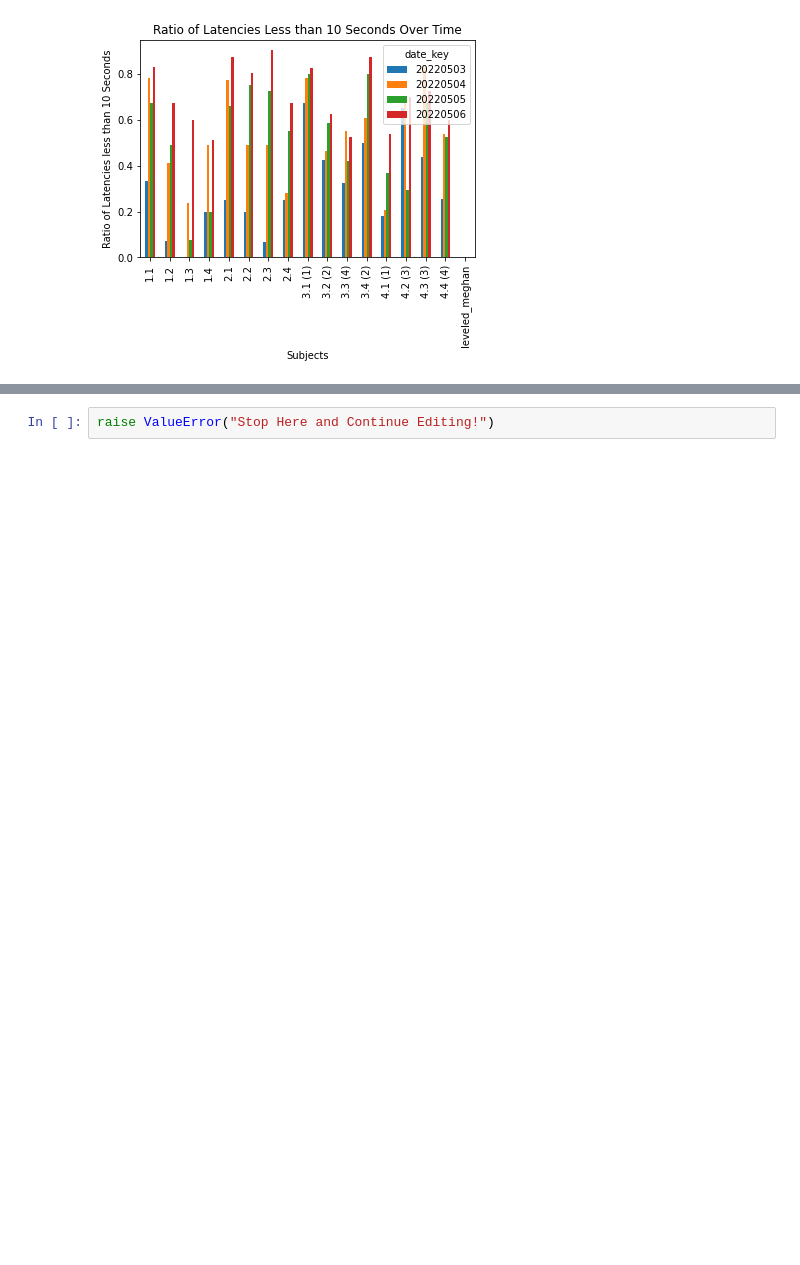
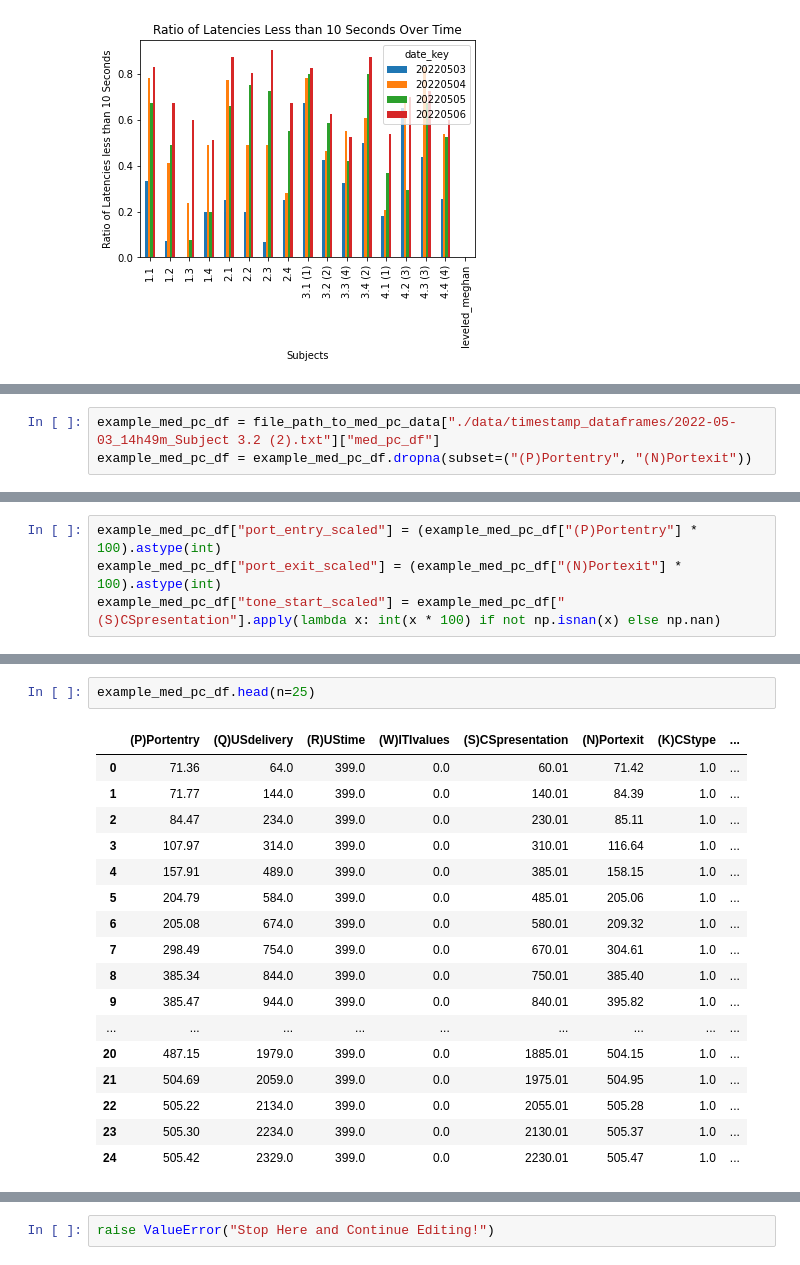
Before and after one commit to padillacoreanolab/med_pc_repo, a Jupyter notebook: results/2022_05_02_log_processing/med_pc_group_analysis.ipynb, the cells around one changed output, grey strips where cells are left out. Drawn from its saved outputs; the diff is of its cells as text; blank space fills up the shorter version.

```diff
--- a/results/2022_05_02_log_processing/med_pc_group_analysis.ipynb
+++ b/results/2022_05_02_log_processing/med_pc_group_analysis.ipynb
@@ -317,0 +322,3 @@ less_than_10_latency_pivot_plot.plot(y=["20220503", "20220504", "20220505", "202
+# %%
+example_med_pc_df = file_path_to_med_pc_data["./data/timestamp_dataframes/2022-05-03_14h49m_Subject 3.2 (2).txt"]["med_pc_df"]
+example_med_pc_df = example_med_pc_df.dropna(subset=("(P)Portentry", "(N)Portexit"))
@@ -317,0 +341,4 @@ less_than_10_latency_pivot_plot.plot(y=["20220503", "20220504", "20220505", "202
+# %%
+example_med_pc_df["port_entry_scaled"] = (example_med_pc_df["(P)Portentry"] * 100).astype(int)
+example_med_pc_df["port_exit_scaled"] = (example_med_pc_df["(N)Portexit"] * 100).astype(int)
+example_med_pc_df["tone_start_scaled"] = example_med_pc_df["(S)CSpresentation"].apply(lambda x: int(x * 100) if not np.isnan(x) else np.nan)
@@ -317,0 +361,20 @@ less_than_10_latency_pivot_plot.plot(y=["20220503", "20220504", "20220505", "202
+# %%
+example_med_pc_df.head(n=25)
+# %% [output]
+|  | (P)Portentry | (Q)USdelivery | (R)UStime | (W)ITIvalues | (S)CSpresentation | (N)Portexit | (K)CStype | ... |
+| 0 | 71.36 | 64.0 | 399.0 | 0.0 | 60.01 | 71.42 | 1.0 | ... |
+| 1 | 71.77 | 144.0 | 399.0 | 0.0 | 140.01 | 84.39 | 1.0 | ... |
+| 2 | 84.47 | 234.0 | 399.0 | 0.0 | 230.01 | 85.11 | 1.0 | ... |
+| 3 | 107.97 | 314.0 | 399.0 | 0.0 | 310.01 | 116.64 | 1.0 | ... |
+| 4 | 157.91 | 489.0 | 399.0 | 0.0 | 385.01 | 158.15 | 1.0 | ... |
+| 5 | 204.79 | 584.0 | 399.0 | 0.0 | 485.01 | 205.06 | 1.0 | ... |
+| 6 | 205.08 | 674.0 | 399.0 | 0.0 | 580.01 | 209.32 | 1.0 | ... |
+| 7 | 298.49 | 754.0 | 399.0 | 0.0 | 670.01 | 304.61 | 1.0 | ... |
+| 8 | 385.34 | 844.0 | 399.0 | 0.0 | 750.01 | 385.40 | 1.0 | ... |
+| 9 | 385.47 | 944.0 | 399.0 | 0.0 | 840.01 | 395.82 | 1.0 | ... |
+| ... | ... | ... | ... | ... | ... | ... | ... | ... |
+| 20 | 487.15 | 1979.0 | 399.0 | 0.0 | 1885.01 | 504.15 | 1.0 | ... |
+| 21 | 504.69 | 2059.0 | 399.0 | 0.0 | 1975.01 | 504.95 | 1.0 | ... |
+| 22 | 505.22 | 2134.0 | 399.0 | 0.0 | 2055.01 | 505.28 | 1.0 | ... |
+| 23 | 505.30 | 2234.0 | 399.0 | 0.0 | 2130.01 | 505.37 | 1.0 | ... |
+| 24 | 505.42 | 2329.0 | 399.0 | 0.0 | 2230.01 | 505.47 | 1.0 | ... |
```
Also changed, not shown: parts of 74 cells of this notebook.
